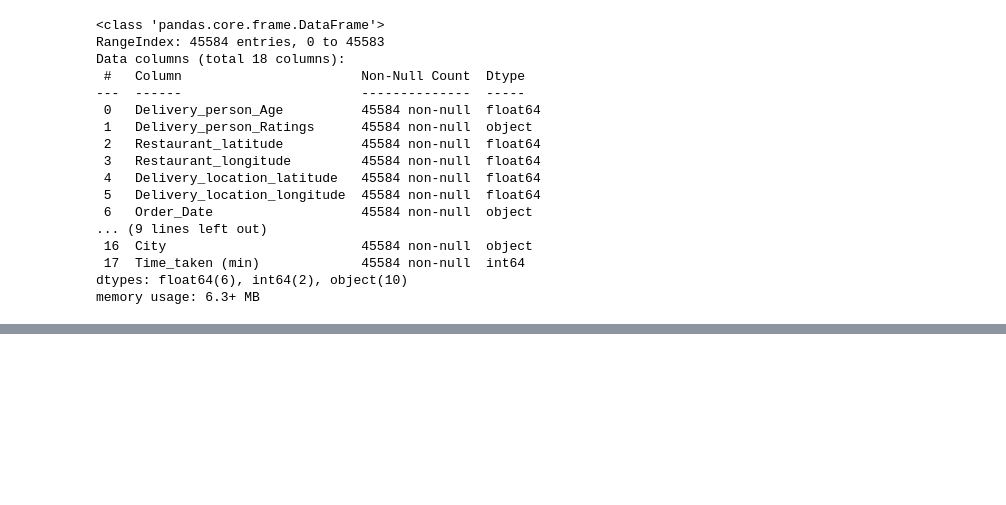
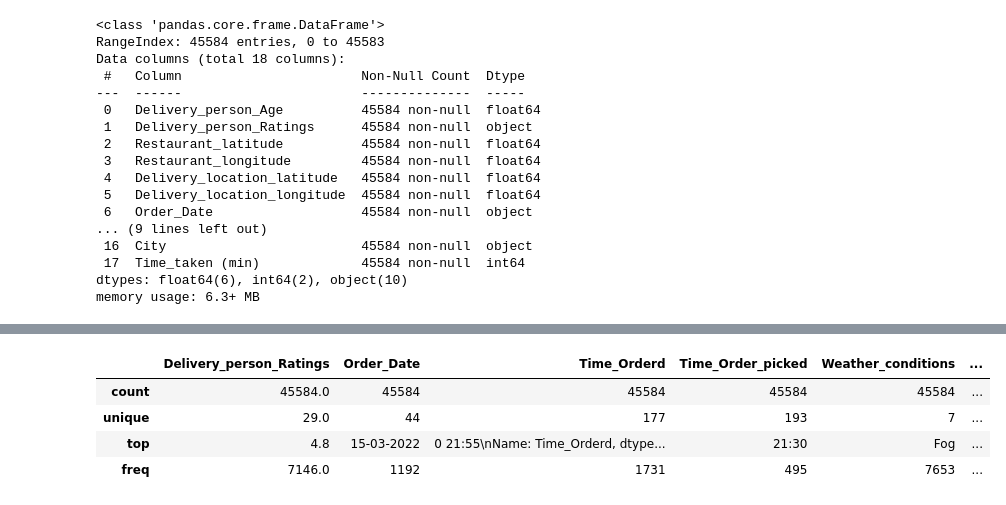
Before and after one commit to mrrushikeshdaund/Zomato_Delivery_Time_Predictions, a Jupyter notebook: notebooks/EDA.ipynb, the cells around one changed output, grey strips where cells are left out. Drawn from its saved outputs; the diff is of its cells as text; code cells hidden in the pictures; blank space fills up the shorter version.

```diff
--- a/notebooks/EDA.ipynb
+++ b/notebooks/EDA.ipynb
@@ -107,0 +135,8 @@ memory usage: 6.3+ MB
+# %%
+df[categorical_columns].describe()
+# %% [output]
+|  | Delivery_person_Ratings | Order_Date | Time_Orderd | Time_Order_picked | Weather_conditions | ... |
+| count | 45584.0 | 45584 | 45584 | 45584 | 45584 | ... |
+| unique | 29.0 | 44 | 177 | 193 | 7 | ... |
+| top | 4.8 | 15-03-2022 | 0 21:55\nName: Time_Orderd, dtype... | 21:30 | Fog | ... |
+| freq | 7146.0 | 1192 | 1731 | 495 | 7653 | ... |
```
Also changed, not shown: parts of 4 cells of this notebook.
